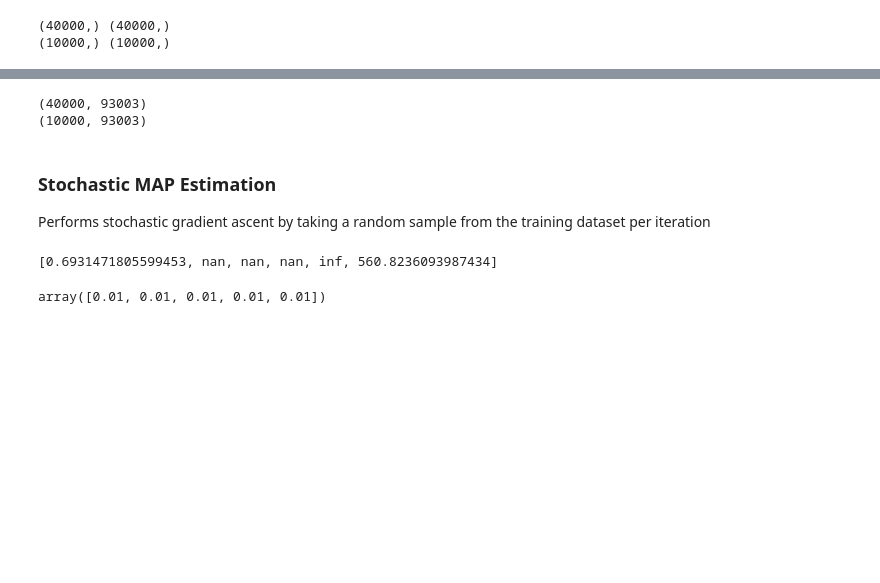
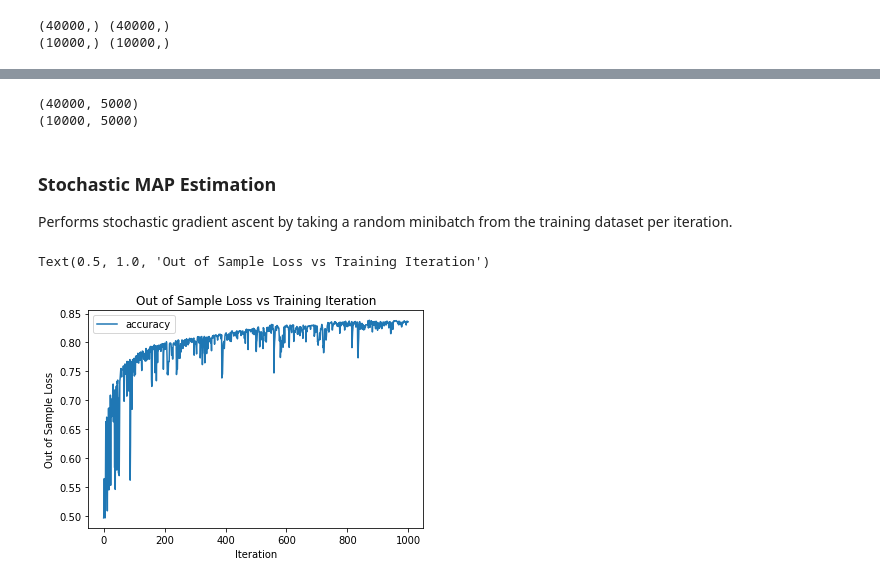
Before and after one commit to seichang00/IMDB_bayesian_regression, a Jupyter notebook: imdb_regression.ipynb, the cells around one changed output, grey strips where cells are left out. Drawn from its saved outputs; the diff is of its cells as text; code cells hidden in the pictures; blank space fills up the shorter version.

Commit message:
Complete gradient ascent
Testing for hyperparameters, additional plots

```diff
--- a/imdb_regression.ipynb
+++ b/imdb_regression.ipynb
@@ -77,21 +81,25 @@ TF-IDF = TF*IDF
 # %%
 from sklearn.feature_extraction.text import TfidfVectorizer
+from sklearn.decomposition import TruncatedSVD
 
-#initialize TF-IDF Vectorizer (no l1/l2 normalization)
+#initialize TF-IDF Vectorizer (no l1/l2 normalization) and pca dimensionality reduction
 tf_idf = TfidfVectorizer(norm=None, ngram_range=(1,1))
+pca = TruncatedSVD(n_components=5000)
 
 #fit vocabulary on training dataset and transform
 #NOTE: fit_transform equivalent to using fit() then transform()
 X_train = tf_idf.fit_transform(X_train)
+X_train = pca.fit_transform(X_train)
 
 #use vocabulary to transform test dataset
 X_test = tf_idf.transform(X_test)
+X_test = pca.transform(X_test)
 
 print(X_train.shape)
 print(X_test.shape)
 # %% [output]
-(40000, 93003)
-(10000, 93003)
+(40000, 5000)
+(10000, 5000)
 # %%
 from sklearn.preprocessing import LabelBinarizer
 
@@ -104,4 +112,4 @@ y_test = lb.transform(y_test)
 # %% [markdown]
 ### Stochastic MAP Estimation
 
-Performs stochastic gradient ascent by taking a random sample from the training dataset per iteration
+Performs stochastic gradient ascent by taking a random minibatch from the training dataset per iteration.
@@ -159,18 +205,24 @@ def stochastic_regression_map(lamb: float, X: csr_matrix, y: np.ndarray, l_rate:
 # %%
-#perform stochastic gradient ascent
+#perform stochastic gradient ascent (sanity check)
+from matplotlib.pyplot import xlabel, ylabel
+test_iters = 500
 
-beta, sgd_losses = stochastic_regression_map(
-    lamb=0.1,
+beta, sgd_stats = stochastic_regression_map(
+    lamb=0.4,
     X=X_train,
+    X_test=X_test,
     y=y_train,
-    l_rate=0.0001,
-    batch_size=1,
-    max_iters=6)
-
-print(sgd_losses)
+    y_test=y_test,
+    l_rate=0.1,
+    batch_size=10,
+    max_iters=test_iters,
+    train_stat="accuracy")
-# %% [output]
-[0.6931471805599453, nan, nan, nan, inf, 560.8236093987434]
-# %%
-np.zeros(5) + 0.01*np.ones(5)
-# %% [output]
-array([0.01, 0.01, 0.01, 0.01, 0.01])
+# %%
+plt.plot(sgd_stats, label="accuracy")
+plt.legend()
+plt.xlabel("Iteration")
+plt.ylabel("Out of Sample Accuracy")
+plt.title("Out of Sample Accuracy vs Training Iteration")
+# %% [output]
+Text(0.5, 1.0, 'Out of Sample Loss vs Training Iteration')
+[figure, added]
```
Also changed, not shown: parts of 9 cells of this notebook, 6 other files.
